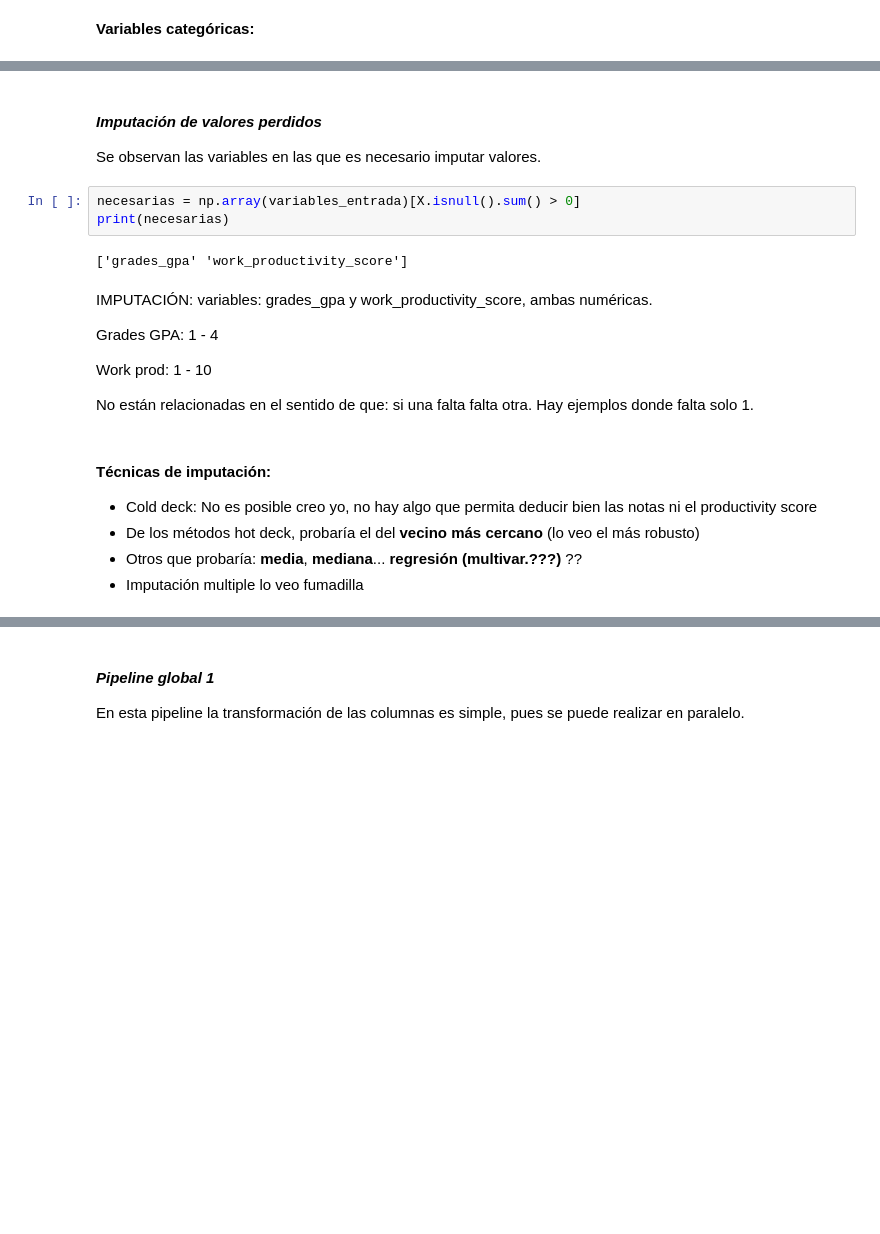
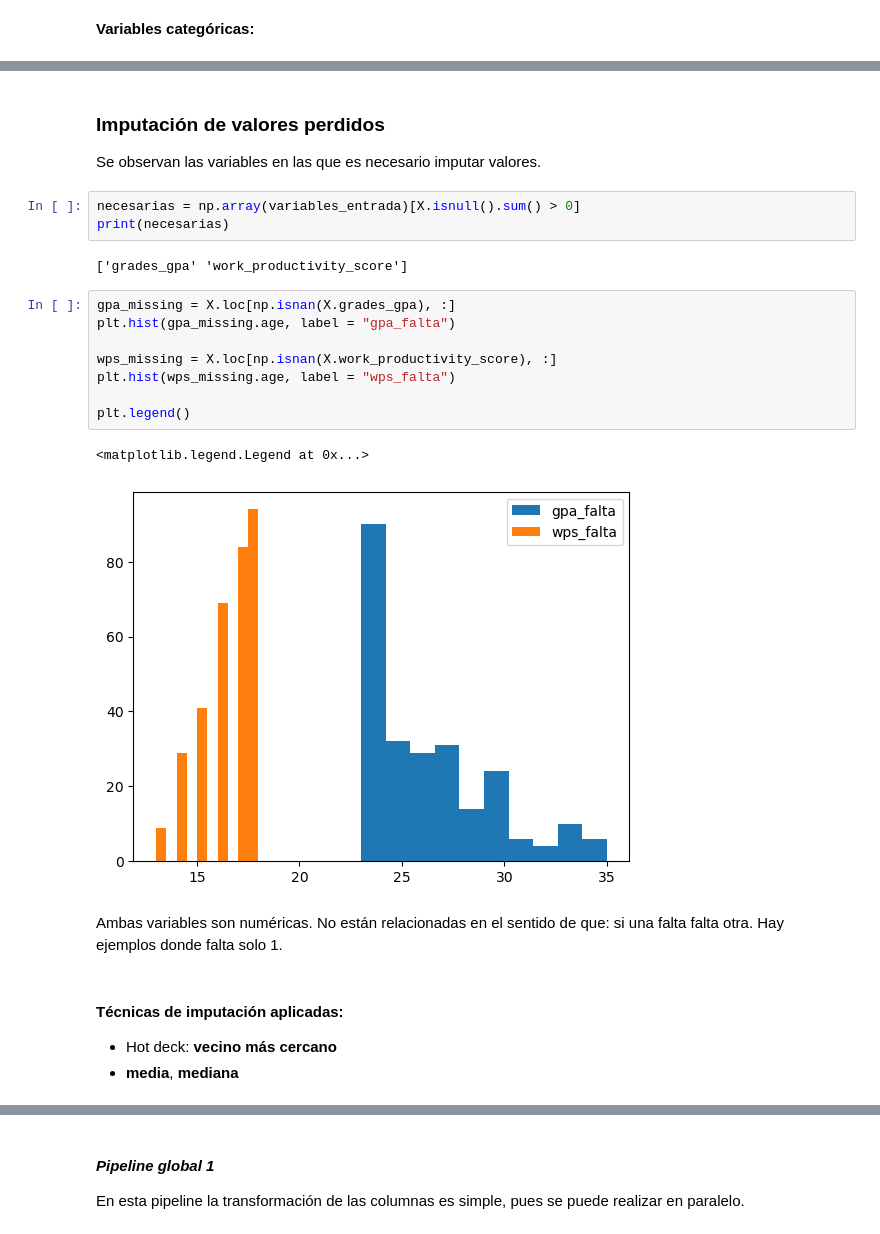
Before and after one commit to Miguelon1708/Trabajo-Mineria, a Jupyter notebook: main.ipynb, the cells around one changed output, grey strips where cells are left out. Cells and saved outputs as stored; diff of their text form; blank space fills up the shorter version.

```diff
--- a/main.ipynb
+++ b/main.ipynb
@@ -175,23 +178,27 @@ chat si queremos ver el riesgo de volverse adicto utilizar recall por ejemplo ¿
 # %% [markdown]
-#### _Imputación de valores perdidos_
+### **Imputación de valores perdidos**
 Se observan las variables en las que es necesario imputar valores.
 # %%
 necesarias = np.array(variables_entrada)[X.isnull().sum() > 0]
 print(necesarias)
 # %% [output]
 ['grades_gpa' 'work_productivity_score']
+# %%
+gpa_missing = X.loc[np.isnan(X.grades_gpa), :]
+plt.hist(gpa_missing.age, label = "gpa_falta")
+
+wps_missing = X.loc[np.isnan(X.work_productivity_score), :]
+plt.hist(wps_missing.age, label = "wps_falta")
+
+plt.legend()
+# %% [output]
+<matplotlib.legend.Legend at 0x...>
+[figure, added]
 # %% [markdown]
-IMPUTACIÓN: variables: grades_gpa y work_productivity_score, ambas numéricas.
-
-Grades GPA: 1 - 4
-
-Work prod: 1 - 10
-
+Ambas variables son numéricas.
 No están relacionadas en el sentido de que: si una falta falta otra. Hay ejemplos donde falta solo 1.
 # %% [markdown]
-#### Técnicas de imputación:
-- Cold deck: No es posible creo yo, no hay algo que permita deducir bien las notas ni el productivity score
-- De los métodos hot deck, probaría el del **vecino más cercano** (lo veo el más robusto)
-- Otros que probaría: **media**, **mediana**... **regresión (multivar.???)** ??
-- Imputación multiple lo veo fumadilla
+#### Técnicas de imputación aplicadas:
+- Hot deck: **vecino más cercano**
+- **media**, **mediana**
 # %%
```
Also changed, not shown: parts of 35 cells of this notebook, 1 other file.
